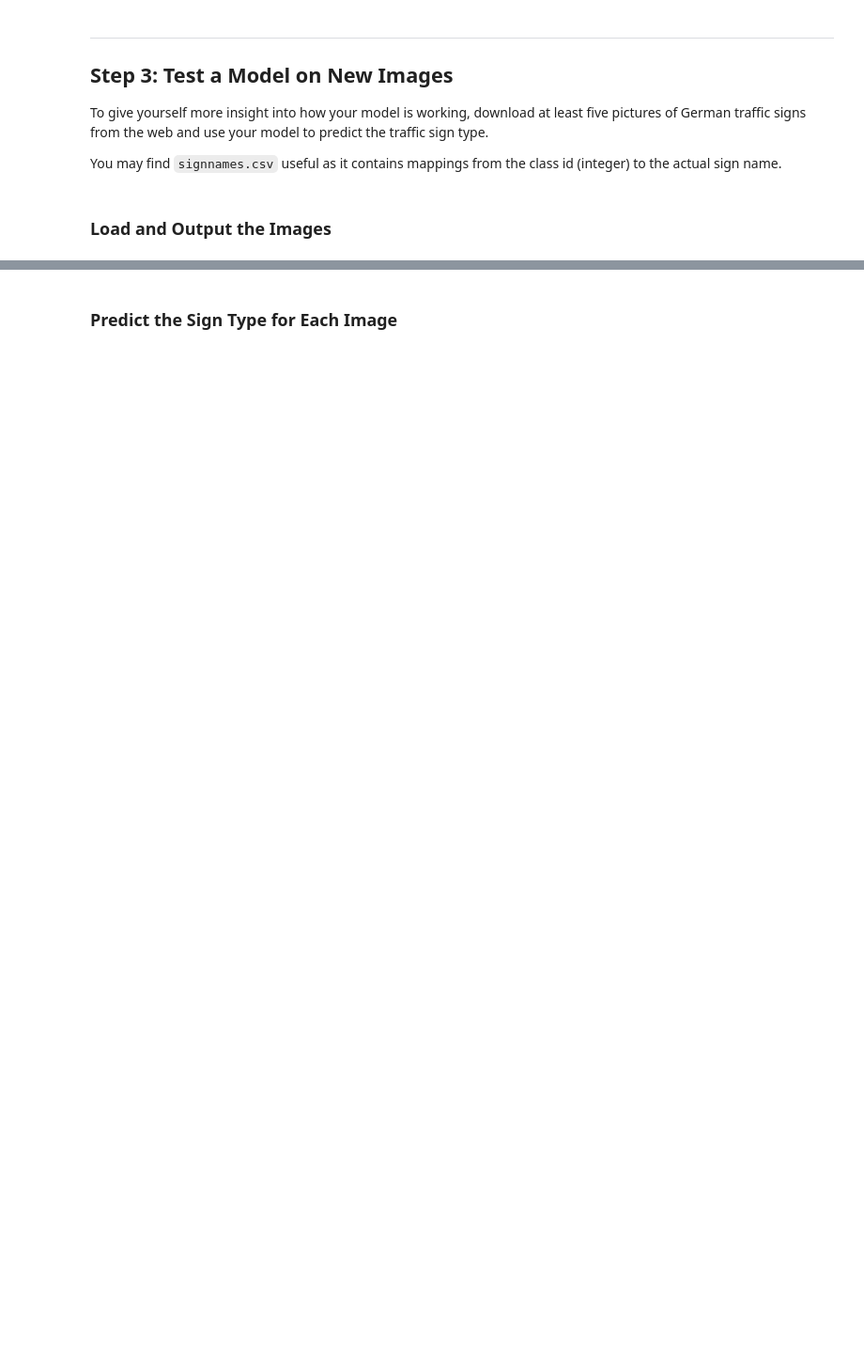
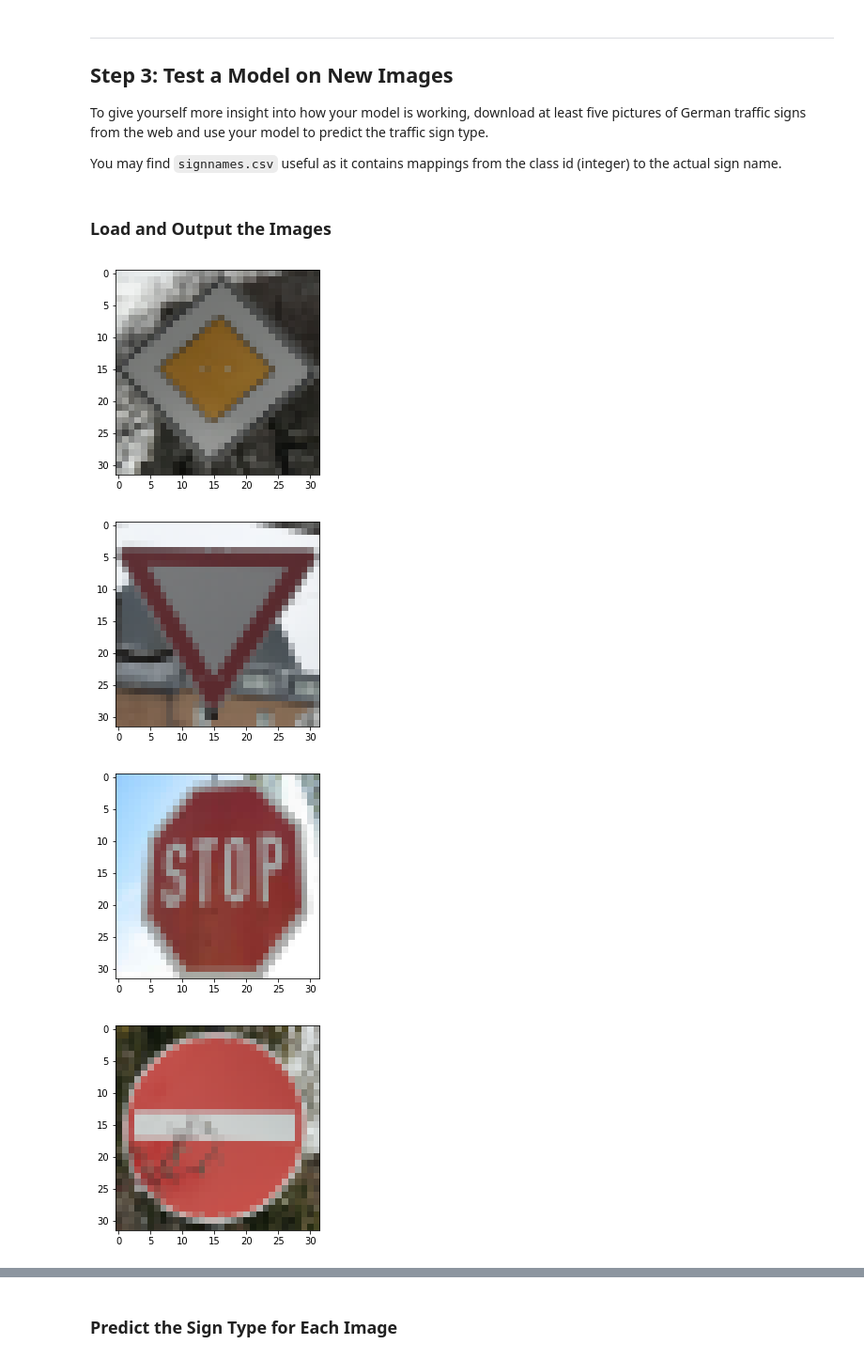
Before and after one commit to qiao-tw/CarND-Traffic-Sign-Classifier-Project, a Jupyter notebook: Traffic_Sign_Classifier.ipynb, the cells around one changed output, grey strips where cells are left out. Shown at 94% size. Cells and saved outputs as stored; diff of their text form; code cells hidden in the pictures; blank space fills up the shorter version.

```diff
--- a/Traffic_Sign_Classifier.ipynb
+++ b/Traffic_Sign_Classifier.ipynb
@@ -334,51 +339,36 @@ You may find `signnames.csv` useful as it contains mappings from the class id (i
 ### Feel free to use as many code cells as needed.
 
 import matplotlib.image as mpimg
 import pandas
 import cv2
 
 #sign_1 = mpimg.imread("./download/sign_1.png")
 #sign_2 = mpimg.imread("./download/sign_2.png")
 #sign_3 = mpimg.imread("./download/sign_3.png")
 #sign_4 = mpimg.imread("./download/sign_4.png")
 #sign_5 = mpimg.imread("./download/sign_5.jpg")
 
 def loadImages():
-#    filenames = ["download/sign_6.png", #11
-#                 "download/sign_2.png", #14
-#                 "download/sign_3.png", #18
-#                 "download/sign_4.png", #4
-#                 "download/sign_5.jpg"] #2
     filenames = [
             "download/web/12.jpg",
             "download/web/13.jpg",
             "download/web/14.jpg",
             "download/web/17.jpg",
-            "download/web/22.jpg",
-            "download/web/25.jpg",
-            "download/web/27.jpg",
-            "download/web/28.jpg",
-            "download/web/35.jpg",
-            "download/web/36.jpg",
-            "download/web/38.jpg",
-            "download/web/7.jpg"
+            "download/web/22.jpg"
     ]
     images = []
     for filename in filenames:
         image = mpimg.imread(filename)
         image = cv2.resize(image, (32, 32), interpolation = cv2.INTER_AREA)
-        #image = image.astype(np.float32)
         images.append(image)
-    #return images
     return np.asarray(images)
 
-#print(pandas.read_csv('signnames.csv'))
-
 images = loadImages()
-#images = grayscale(images)
-#images = pre_proc(images)
-#images = np.reshape(images, (-1, 32, 32, 1))
 for image in images:
     plt.imshow(image, cmap="gray")
-    #plt.figure(figsize=(1,1))
     plt.show()
+# %% [output]
+[figure, added]
+[figure, added]
+[figure, added]
+[figure, added]
```
Also changed, not shown: parts of 6 cells of this notebook, 6 other files.
